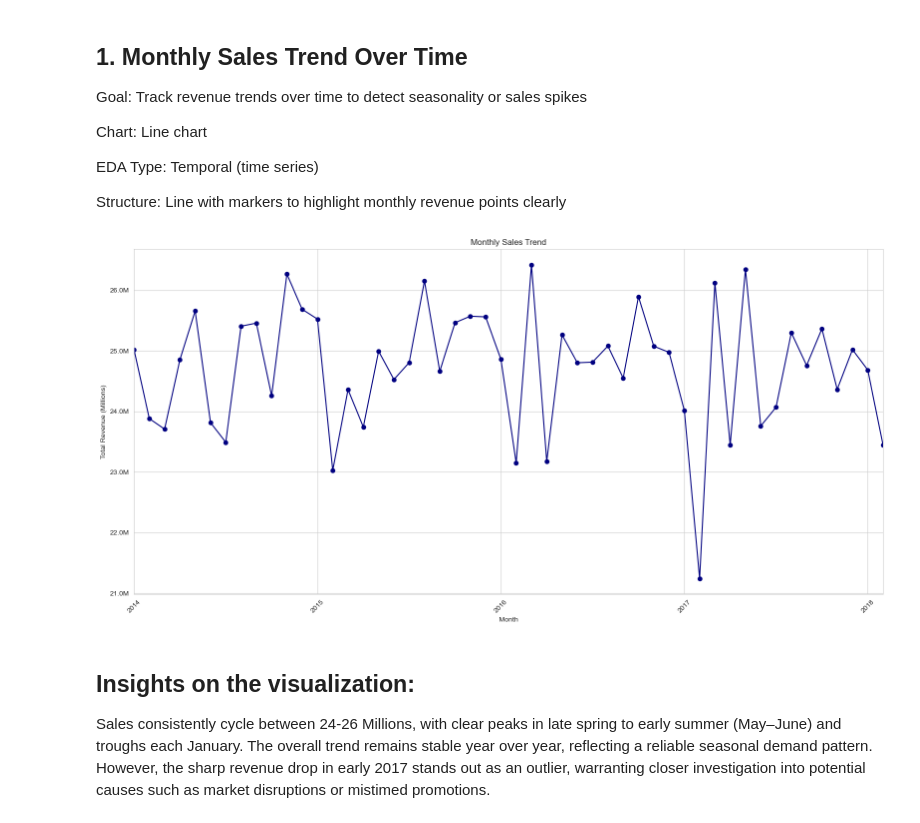
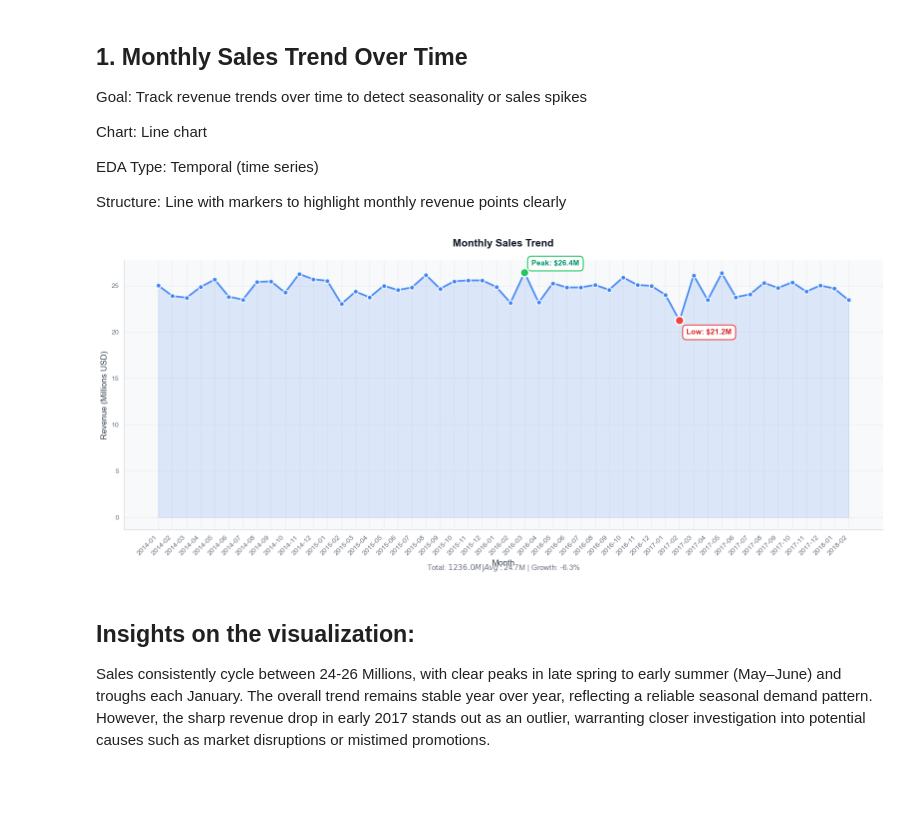
Before and after one commit to floraibrah/Regional_Sales_Analysis_Data_Analytics_Project, a Jupyter notebook: EDA_Regional_Sales_Analysis.ipynb, the cells around one changed output. Drawn from its saved outputs; the diff is of its cells as text; code cells hidden in the pictures; blank space fills up the shorter version.

```diff
--- a/EDA_Regional_Sales_Analysis.ipynb
+++ b/EDA_Regional_Sales_Analysis.ipynb
@@ -429,36 +442,86 @@ EDA Type: Temporal (time series)
 
 Structure: Line with markers to highlight monthly revenue points clearly
 # %%
-# Convert order_date to monthly period (e.g., 2022-01, 2022-02)
+from matplotlib.ticker import FuncFormatter
+
+# Convert to monthly periods and calculate revenue
 df['order_month'] = df['order_date'].dt.to_period('M')
-
-# Calculate total revenue for each month
 monthly_sales = df.groupby('order_month')['revenue'].sum()
 
-# Set figure size for clarity
-plt.figure(figsize=(16,8))
+# Set up the figure
+fig, ax = plt.subplots(figsize=(16, 7))
+ax.set_facecolor('#f8f9fa')
+fig.patch.set_facecolor('white')
 
-# Plot the monthly sales trend with circle markers and navy line
-monthly_sales.plot(marker='o', color='navy')
+# Convert Period index to string for plotting
+months = monthly_sales.index.astype(str)
+revenue = monthly_sales.values / 1e6
 
-# Scale y-axis values to millions for readability
-from matplotlib.ticker import FuncFormatter
-formatter = FuncFormatter(lambda x, pos: f'{x/1e6:.1f}M')
-plt.gca().yaxis.set_major_formatter(formatter)
+# Plot the trend line
+ax.plot(range(len(months)), revenue,
+        linewidth=2.5, color='#3b82f6', alpha=0.9,
+        marker='o', markersize=7, markerfacecolor='#3b82f6',
+        markeredgecolor='white', markeredgewidth=1.5)
 
-# Add title and axis labels
-plt.title('Monthly Sales Trend')
-plt.xlabel('Month')
-plt.ylabel('Total Revenue (Millions)')
+# Add light fill under the curve
+ax.fill_between(range(len(months)), revenue, alpha=0.15, color='#3b82f6')
 
-# Rotate x-axis labels for better readability
-plt.xticks(rotation=45)
+# Highlight peak and trough
+max_idx = np.argmax(revenue)
+min_idx = np.argmin(revenue)
 
-# Adjust layout to prevent clipping
+ax.scatter(max_idx, revenue[max_idx], s=150, color='#22c55e',
+           marker='o', edgecolor='white', linewidth=2, zorder=5)
+ax.annotate(f'Peak: ${revenue[max_idx]:.1f}M',
+            xy=(max_idx, revenue[max_idx]),
+            xytext=(10, 10), textcoords='offset points',
+            fontsize=11, color='#059669', fontweight='600',
+            bbox=dict(boxstyle='round,pad=0.5', facecolor='white',
+                     edgecolor='#22c55e', linewidth=1.5))
+
+ax.scatter(min_idx, revenue[min_idx], s=150, color='#ef4444',
+           marker='o', edgecolor='white', linewidth=2, zorder=5)
+ax.annotate(f'Low: ${revenue[min_idx]:.1f}M',
+            xy=(min_idx, revenue[min_idx]),
+            xytext=(10, -20), textcoords='offset points',
+            fontsize=11, color='#dc2626', fontweight='600',
+            bbox=dict(boxstyle='round,pad=0.5', facecolor='white',
+                     edgecolor='#ef4444', linewidth=1.5))
+
+# Set up the axes
+ax.set_xticks(range(len(months)))
+ax.set_xticklabels(months, fontsize=10, rotation=45, ha='right')
+ax.tick_params(colors='#6b7280')
+
+# Title and labels
+ax.set_title('Monthly Sales Trend',
+             fontsize=15, fontweight='600', color='#111827', pad=20)
+ax.set_xlabel('Month', fontsize=12, fontweight='500', color='#374151')
+ax.set_ylabel('Revenue (Millions USD)', fontsize=12, fontweight='500', color='#374151')
+
+# Grid styling
+ax.grid(True, alpha=0.3, linestyle='-', linewidth=0.8, color='#d1d5db')
+ax.set_axisbelow(True)
+
+# Clean borders
+ax.spines['top'].set_visible(False)
+ax.spines['right'].set_visible(False)
+ax.spines['left'].set_color('#d1d5db')
+ax.spines['bottom'].set_color('#d1d5db')
+
+# Add summary stats
+total_revenue = monthly_sales.sum() / 1e6
+avg_monthly = monthly_sales.mean() / 1e6
+growth = ((revenue[-1] - revenue[0]) / revenue[0]) * 100
+
+stats_text = f'Total: ${total_revenue:.1f}M | Avg: ${avg_monthly:.1f}M | Growth: {growth:+.1f}%'
+ax.text(0.5, -0.15, stats_text, transform=ax.transAxes,
+        ha='center', fontsize=11, color='#6b7280')
+
 plt.tight_layout()
 plt.show()
 # %% [output]
-[figure, old version]
+[figure, new version]
 # %% [markdown]
 ## Insights on the visualization:
 
```
Also changed, not shown: parts of 2 cells of this notebook.
